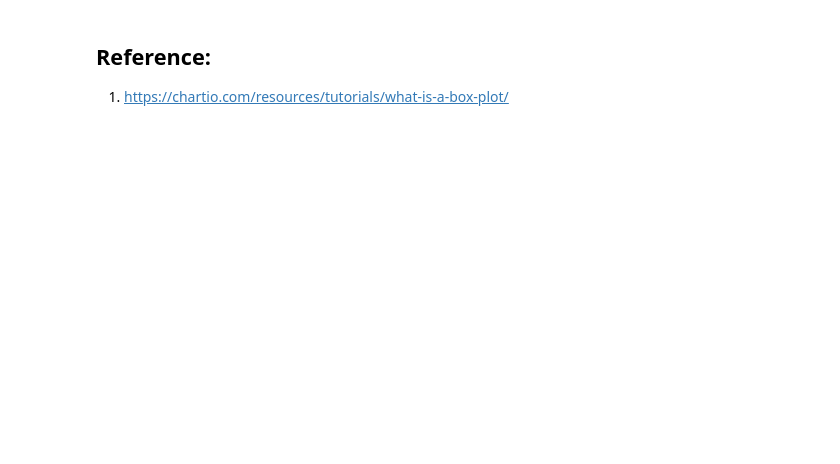
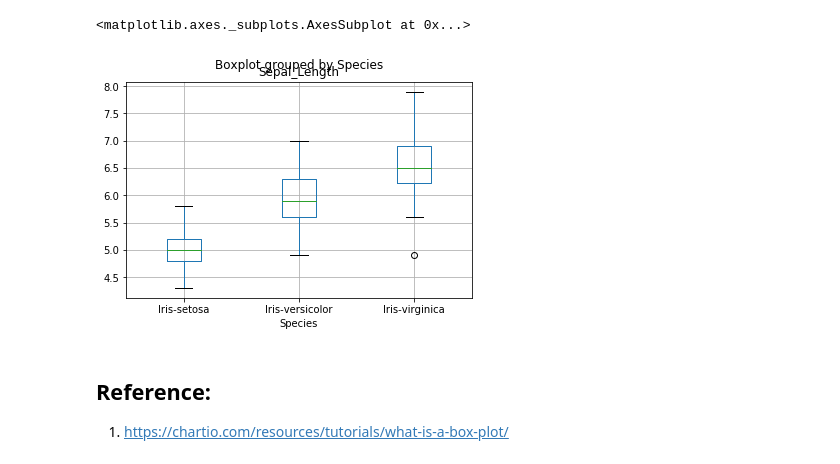
Before and after one commit to cdigap/FDA_Project, a Jupyter notebook: The_Box_Plot_Understanding.ipynb, the cells around one changed output. Saved outputs shown, nothing was run; the diff lists cells and outputs as text; code cells hidden in the pictures; blank space fills up the shorter version.

```diff
--- a/The_Box_Plot_Understanding.ipynb
+++ b/The_Box_Plot_Understanding.ipynb
@@ -17,3 +108,8 @@ The Box plots are also known as “Box and Whisker Plot”. John Turkey, A Mathe
+# %%
+data_file.boxplot(column=['Sepal_Length'], by='Species')
+# %% [output]
+<matplotlib.axes._subplots.AxesSubplot at 0x...>
+[figure, added]
 # %% [markdown]
 ## Reference:
 1. https://chartio.com/resources/tutorials/what-is-a-box-plot/
```
Also changed, not shown: parts of 6 cells of this notebook.
